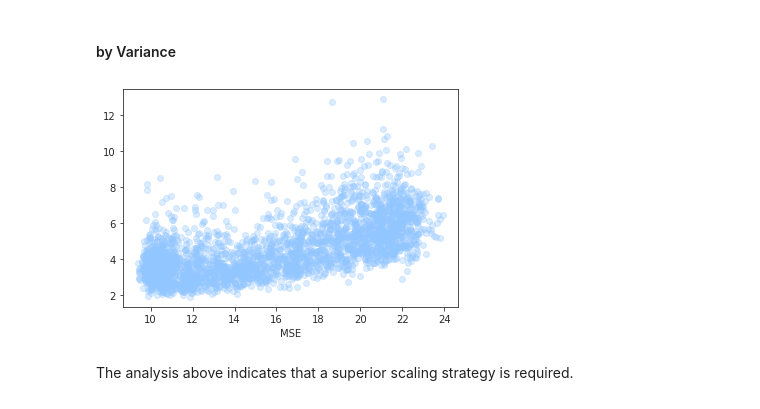
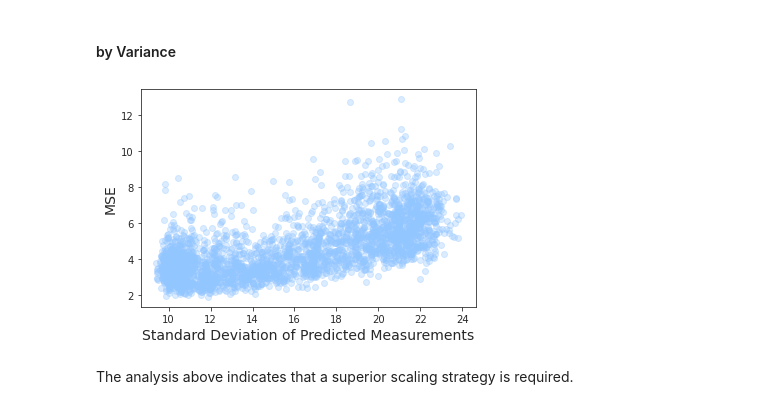
Before and after one commit to 6759-Project/cnn-downscaling, a Jupyter notebook: src/evaluation/evaluation.ipynb, the cells around one changed output. Saved outputs shown, nothing was run; the diff lists cells and outputs as text; code cells hidden in the pictures.

Commit message:
image cleanup and regenerate for prelim report

```diff
--- a/src/evaluation/evaluation.ipynb
+++ b/src/evaluation/evaluation.ipynb
@@ -555,9 +555,9 @@ mse = validation_pdf["squared_error"].groupby("date").std()
 # %%
 fig = plt.scatter(x=stdev, y=mse, alpha=.33);
 plt.gcf().set_size_inches(6,4);
-plt.xlabel("Standard Deviation");
-plt.xlabel("MSE");
+plt.xlabel("Standard Deviation of Predicted Measurements", fontsize=14);
+plt.ylabel("MSE", fontsize=14);
 # %% [output]
-[figure, old version]
+[figure, new version]
 # %% [markdown]
 The analysis above indicates that a superior scaling strategy is required.
```
Also changed, not shown: parts of 1 cell of this notebook.
